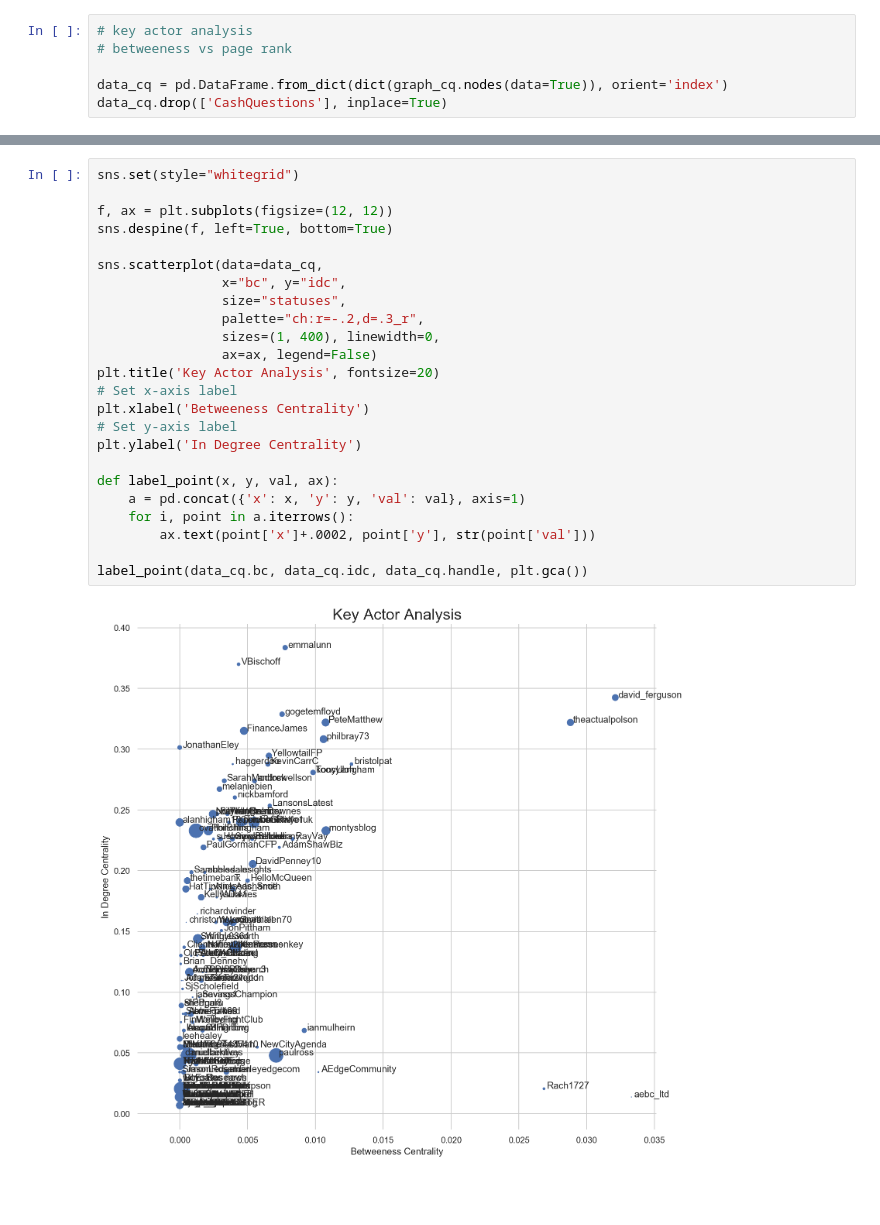
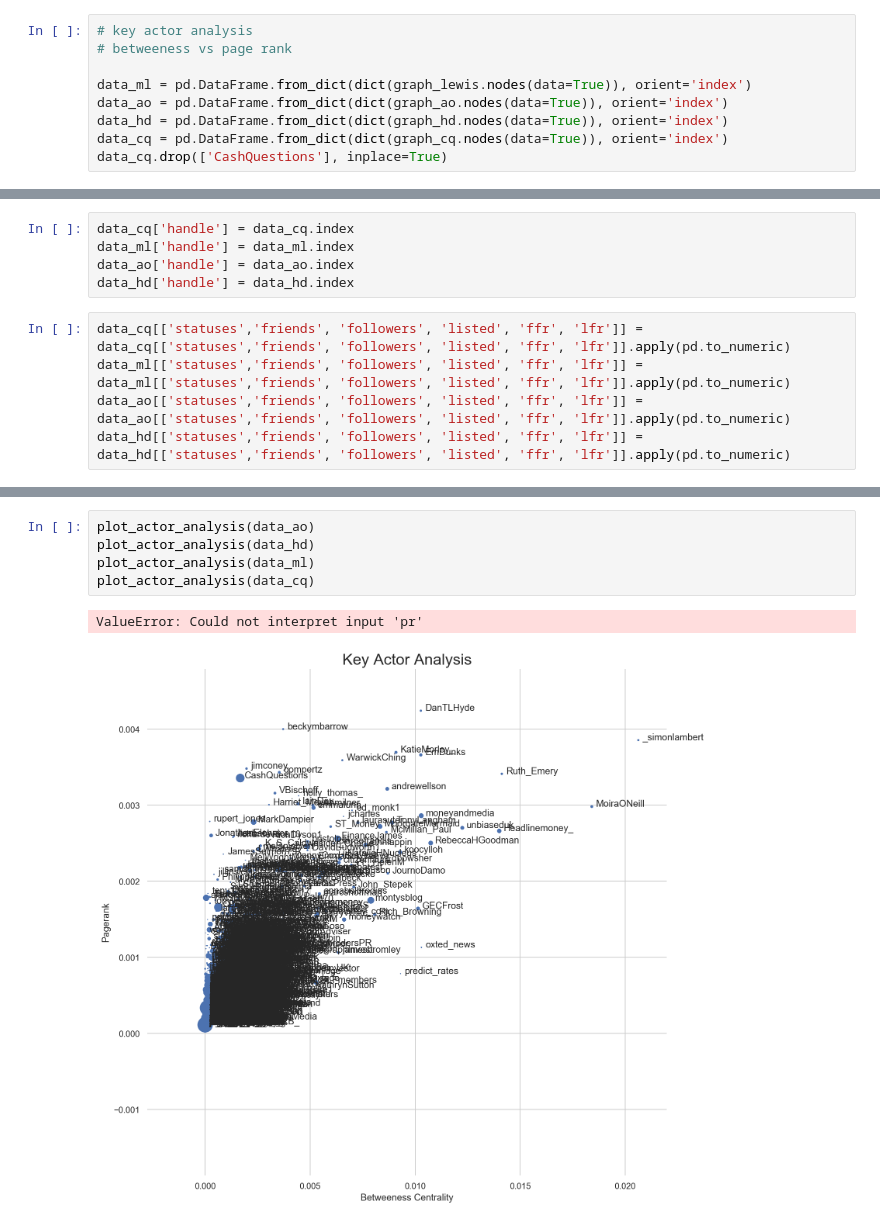
Before and after one commit to theDataFox/sentiment-influencer-app, a Jupyter notebook: notebooks/00-ljj-influencer-analysis.ipynb, the cells around one changed output, grey strips where cells are left out. Drawn from its saved outputs; the diff is of its cells as text; blank space fills up the shorter version.

```diff
--- a/notebooks/00-ljj-influencer-analysis.ipynb
+++ b/notebooks/00-ljj-influencer-analysis.ipynb
@@ -75,5 +98,8 @@ network_stats(graph_lewis)
 # key actor analysis
 # betweeness vs page rank
 
+data_ml = pd.DataFrame.from_dict(dict(graph_lewis.nodes(data=True)), orient='index')
+data_ao = pd.DataFrame.from_dict(dict(graph_ao.nodes(data=True)), orient='index')
+data_hd = pd.DataFrame.from_dict(dict(graph_hd.nodes(data=True)), orient='index')
 data_cq = pd.DataFrame.from_dict(dict(graph_cq.nodes(data=True)), orient='index')
 data_cq.drop(['CashQuestions'], inplace=True)
@@ -84 +106,11 @@ data_cq[['statuses','friends', 'followers', 'listed', 'ffr', 'lfr']] = data_cq[[
+# %%
+data_cq['handle'] = data_cq.index
+data_ml['handle'] = data_ml.index
+data_ao['handle'] = data_ao.index
+data_hd['handle'] = data_hd.index
+# %%
+data_cq[['statuses','friends', 'followers', 'listed', 'ffr', 'lfr']] = data_cq[['statuses','friends', 'followers', 'listed', 'ffr', 'lfr']].apply(pd.to_numeric)
+data_ml[['statuses','friends', 'followers', 'listed', 'ffr', 'lfr']] = data_ml[['statuses','friends', 'followers', 'listed', 'ffr', 'lfr']].apply(pd.to_numeric)
+data_ao[['statuses','friends', 'followers', 'listed', 'ffr', 'lfr']] = data_ao[['statuses','friends', 'followers', 'listed', 'ffr', 'lfr']].apply(pd.to_numeric)
+data_hd[['statuses','friends', 'followers', 'listed', 'ffr', 'lfr']] = data_hd[['statuses','friends', 'followers', 'listed', 'ffr', 'lfr']].apply(pd.to_numeric)
 # %%
@@ -110,26 +139,8 @@ label_point(data_cq.bc, data_cq.pr, data_cq.handle, plt.gca())
-# %%
-sns.set(style="whitegrid")
-
-f, ax = plt.subplots(figsize=(12, 12))
-sns.despine(f, left=True, bottom=True)
-
-sns.scatterplot(data=data_cq,
-                x="bc", y="idc",
-                size="statuses",
-                palette="ch:r=-.2,d=.3_r",
-                sizes=(1, 400), linewidth=0,
-                ax=ax, legend=False)
-plt.title('Key Actor Analysis', fontsize=20)
-# Set x-axis label
-plt.xlabel('Betweeness Centrality')
-# Set y-axis label
-plt.ylabel('In Degree Centrality')
-
-def label_point(x, y, val, ax):
-    a = pd.concat({'x': x, 'y': y, 'val': val}, axis=1)
-    for i, point in a.iterrows():
-        ax.text(point['x']+.0002, point['y'], str(point['val']))
-
-label_point(data_cq.bc, data_cq.idc, data_cq.handle, plt.gca())
-# %% [output]
-[figure, removed]
+# %%
+plot_actor_analysis(data_ao)
+plot_actor_analysis(data_hd)
+plot_actor_analysis(data_ml)
+plot_actor_analysis(data_cq)
+# %% [output]
+ValueError: Could not interpret input 'pr'
+[figure, added]
```
Also changed, not shown: parts of 10 cells of this notebook, 10 other files.
